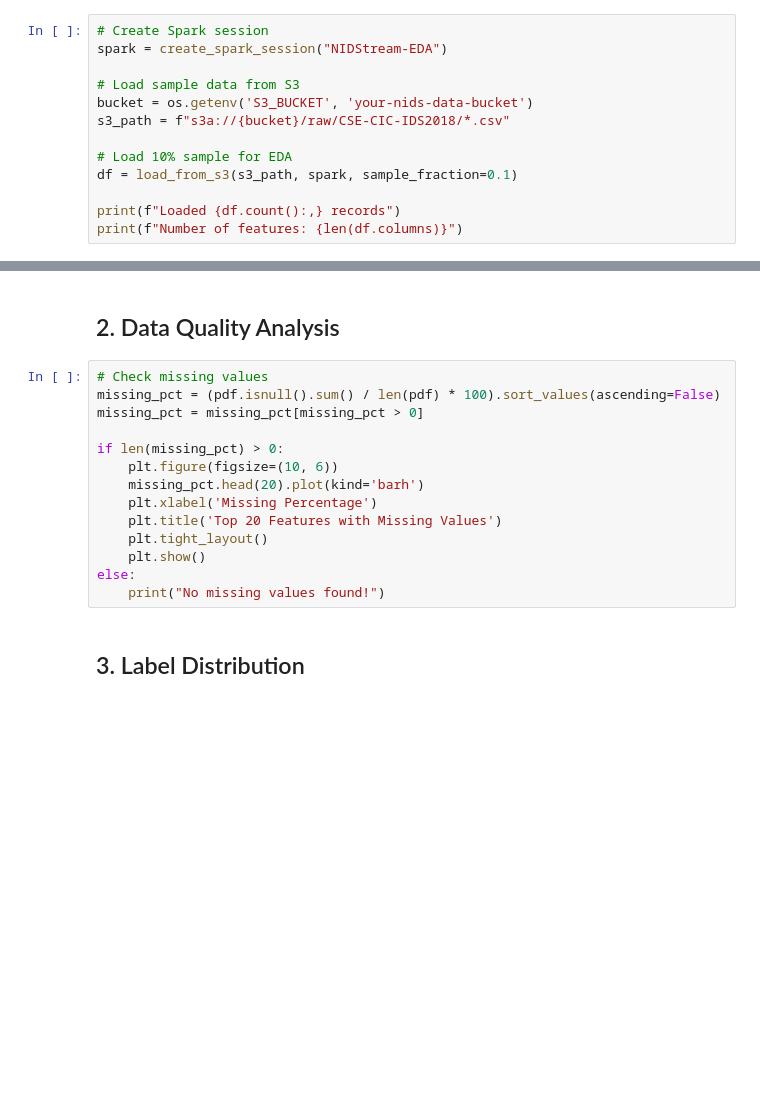
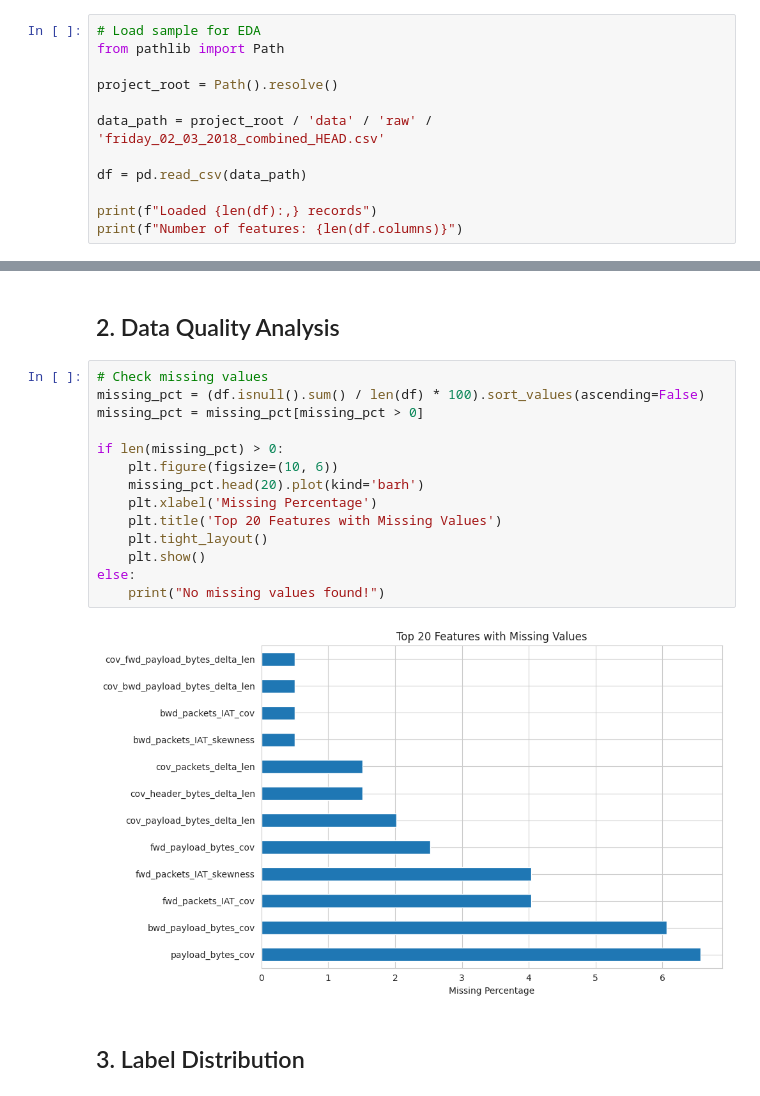
Before and after one commit to matthewweaver/nidstream, a Jupyter notebook: notebooks/01_eda.ipynb, the cells around one changed output, grey strips where cells are left out. Saved outputs shown, nothing was run; the diff lists cells and outputs as text; blank space fills up the shorter version.

```diff
--- a/notebooks/01_eda.ipynb
+++ b/notebooks/01_eda.ipynb
@@ -32,15 +29,14 @@ plt.rcParams['figure.figsize'] = (12, 6)
 # %% [markdown]
 ## 1. Load Data from S3
 # %%
-# Create Spark session
-spark = create_spark_session("NIDStream-EDA")
+# Load sample for EDA
+from pathlib import Path
 
-# Load sample data from S3
-bucket = os.getenv('S3_BUCKET', 'your-nids-data-bucket')
-s3_path = f"s3a://{bucket}/raw/CSE-CIC-IDS2018/*.csv"
+project_root = Path().resolve()
 
-# Load 10% sample for EDA
-df = load_from_s3(s3_path, spark, sample_fraction=0.1)
+data_path = project_root / 'data' / 'raw' / 'friday_02_03_2018_combined_HEAD.csv'
 
-print(f"Loaded {df.count():,} records")
+df = pd.read_csv(data_path)
+
+print(f"Loaded {len(df):,} records")
 print(f"Number of features: {len(df.columns)}")
@@ -56,18 +59,20 @@ pdf.head()
 ## 2. Data Quality Analysis
 # %%
 # Check missing values
-missing_pct = (pdf.isnull().sum() / len(pdf) * 100).sort_values(ascending=False)
+missing_pct = (df.isnull().sum() / len(df) * 100).sort_values(ascending=False)
 missing_pct = missing_pct[missing_pct > 0]
 
 if len(missing_pct) > 0:
     plt.figure(figsize=(10, 6))
     missing_pct.head(20).plot(kind='barh')
     plt.xlabel('Missing Percentage')
     plt.title('Top 20 Features with Missing Values')
     plt.tight_layout()
     plt.show()
 else:
     print("No missing values found!")
+# %% [output]
+[figure, added]
 # %% [markdown]
 ## 3. Label Distribution
 # %%
```
Also changed, not shown: parts of 9 cells of this notebook, 1 other file.
